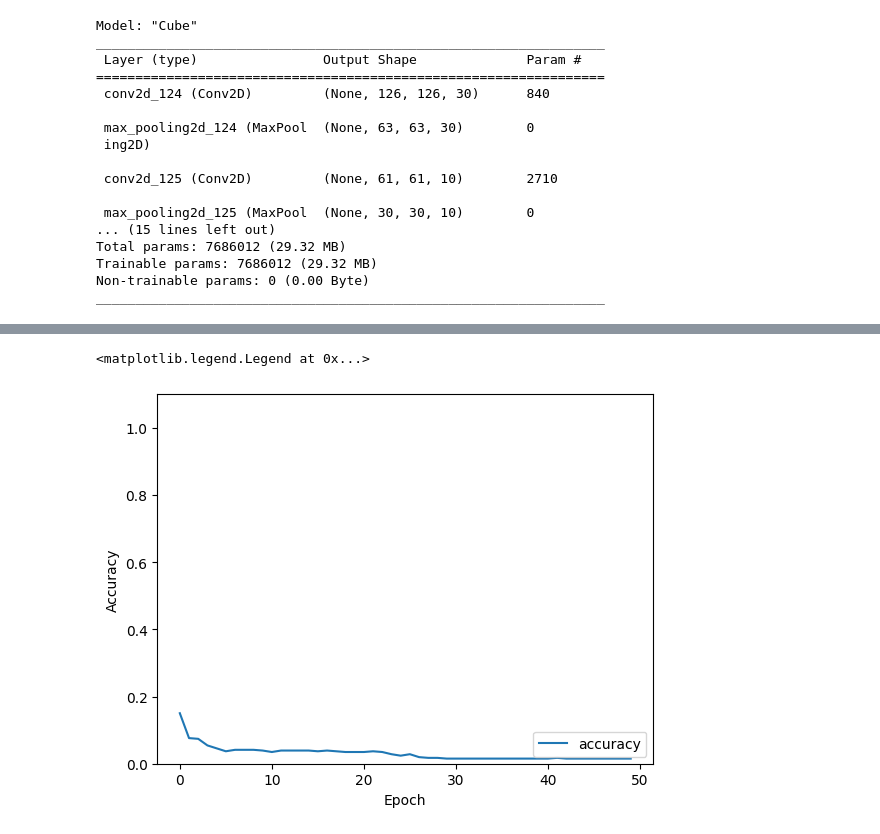
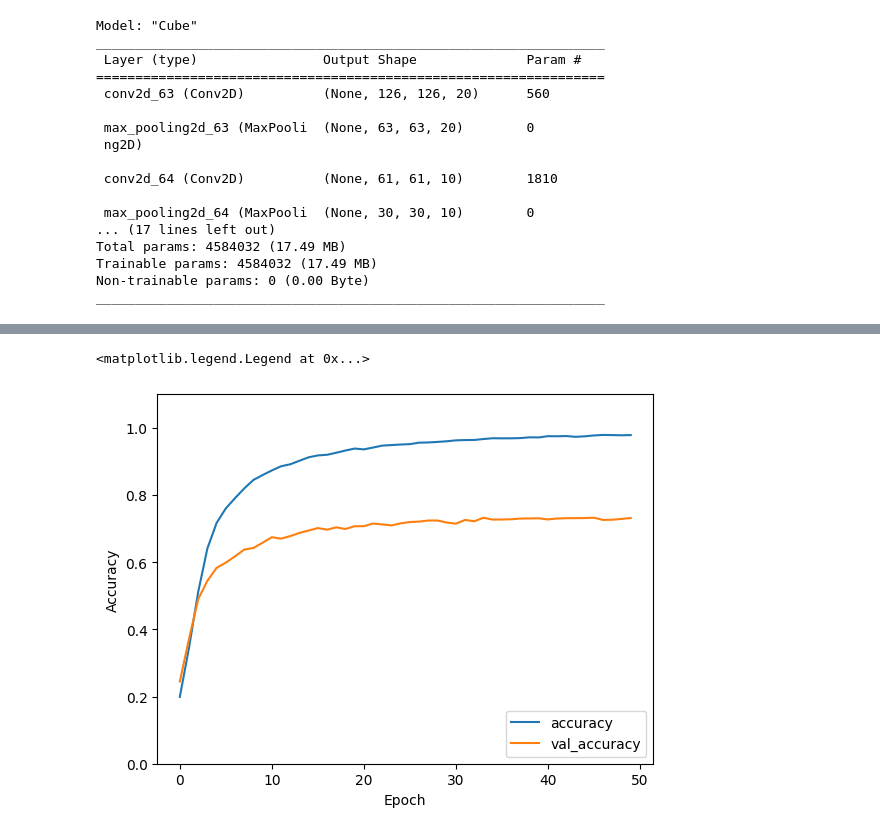
Before and after one commit to andrefpf/cubao, a Jupyter notebook: ml_method.ipynb, the cells around one changed output, grey strips where cells are left out. Drawn from its saved outputs; the diff is of its cells as text; code cells hidden in the pictures.

```diff
--- a/ml_method.ipynb
+++ b/ml_method.ipynb
@@ -35,24 +35,35 @@ def create_dataset(path):
             c = color_indexes[color]
             training_set_y[i][j*6 + c] = 1
 
-    return training_set_x, training_set_y
+    np.random.seed(321)
+    reordering = np.random.permutation(len(images))
 
-train_x, train_y = create_dataset("training_set")
-train_y = train_y.reshape(-1, 27, 6)
-# print(training_set_x.shape)
-# print(training_set_y.shape)
+    return training_set_x[reordering], training_set_y[reordering]
+
+data_x, data_y = create_dataset("training_set")
+data_y = data_y.reshape(-1, 27, 6)
+
+n_train = int(data_x.shape[0] * 0.7)
+train_x = data_x[:n_train]
+train_y = data_y[:n_train]
+test_x = data_x[n_train:]
+test_y = data_y[n_train:]
 # %%
 import tensorflow as tf
 
 
 conv_model = tf.keras.Sequential([
-    tf.keras.layers.Conv2D(30, (3,3), input_shape=(128, 128, 3), kernel_initializer="random_uniform"),
+    tf.keras.layers.Conv2D(20, (3,3),
+                            input_shape=(128, 128, 3),
+                            kernel_initializer="random_uniform",
+                            kernel_regularizer=tf.keras.regularizers.l2(l=0.01)),
     tf.keras.layers.MaxPooling2D((2,2)),
-    tf.keras.layers.Conv2D(10, (3,3), kernel_initializer="random_uniform"),
+    tf.keras.layers.Conv2D(10, (3,3), kernel_initializer="random_uniform", kernel_regularizer=tf.keras.regularizers.l2(l=0.01)),
     tf.keras.layers.MaxPooling2D((2,2)),
     tf.keras.layers.Flatten(),
-    tf.keras.layers.Dense(800, activation="relu"),
+    tf.keras.layers.Dropout(0.4),
     tf.keras.layers.Dense(500, activation="relu"),
+    tf.keras.layers.Dropout(0.2),
     tf.keras.layers.Dense(27*6, activation="tanh"),
     tf.keras.layers.Reshape((27, 6)),
     tf.keras.layers.Activation("softmax"),
@@ -60,15 +71,13 @@ conv_model = tf.keras.Sequential([
 name="Cube"
 )
 
-# tf.keras.utils.set_random_seed(123)
+tf.keras.utils.set_random_seed(123)
 opt = tf.keras.optimizers.SGD(learning_rate=0.1)
 
 conv_model.compile(
     "adam",
     loss="categorical_crossentropy",
-    # loss="mean_squared_error",
     metrics=['accuracy'],
-    # opt=opt,
 )
 conv_model.build(train_x.shape, )
 conv_model.summary()
@@ -77,30 +86,30 @@ Model: "Cube"
 _________________________________________________________________
  Layer (type)                Output Shape              Param #
 =================================================================
- conv2d_124 (Conv2D)         (None, 126, 126, 30)      840
+ conv2d_63 (Conv2D)          (None, 126, 126, 20)      560
 
- max_pooling2d_124 (MaxPool  (None, 63, 63, 30)        0
- ing2D)
+ max_pooling2d_63 (MaxPooli  (None, 63, 63, 20)        0
+ ng2D)
 
- conv2d_125 (Conv2D)         (None, 61, 61, 10)        2710
+ conv2d_64 (Conv2D)          (None, 61, 61, 10)        1810
 
- max_pooling2d_125 (MaxPool  (None, 30, 30, 10)        0
-... (15 lines left out)
-Total params: 7686012 (29.32 MB)
-Trainable params: 7686012 (29.32 MB)
+ max_pooling2d_64 (MaxPooli  (None, 30, 30, 10)        0
+... (17 lines left out)
+Total params: 4584032 (17.49 MB)
+Trainable params: 4584032 (17.49 MB)
 Non-trainable params: 0 (0.00 Byte)
 _________________________________________________________________
 # %%
 results = conv_model.fit(
     train_x,
     train_y.reshape(-1, 27, 6),
+    validation_data=(test_x, test_y),
     epochs=50,
 )
 
-bla = conv_model.predict(train_x)
+plt.plot(results.history['accuracy'], label='accuracy')
+plt.plot(results.history['val_accuracy'], label='val_accuracy')
 
-plt.plot(results.history['accuracy'], label='accuracy')
-# plt.plot(results.history['val_accuracy'], label='val_accuracy')
 plt.ylim([0, 1.1])
 plt.xlabel('Epoch')
 plt.ylabel('Accuracy')
@@ -126,2 +135,2 @@ Epoch 50/50
 <matplotlib.legend.Legend at 0x...>
-[figure, old version]
+[figure, new version]
```
Also changed, not shown: parts of 3 cells of this notebook, 1 other file.
